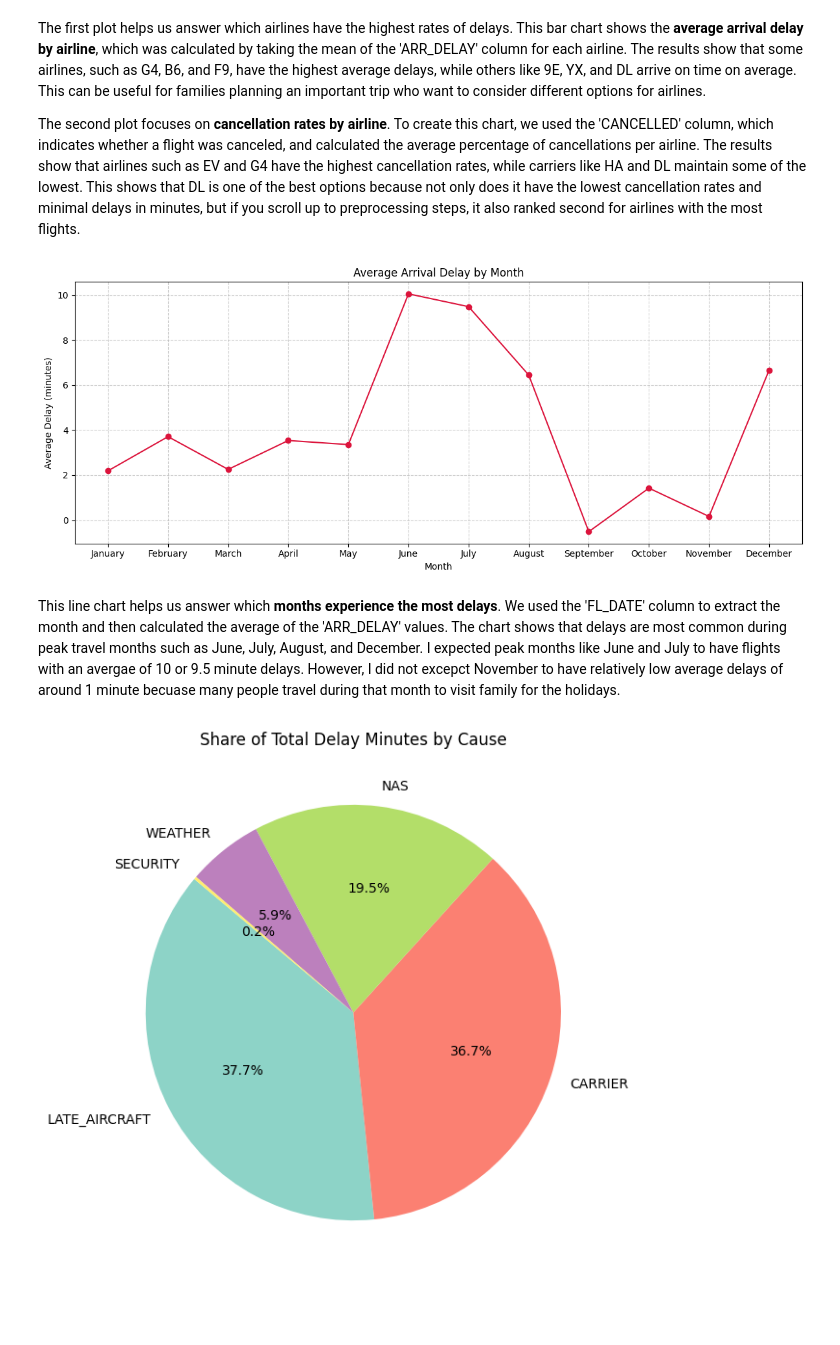
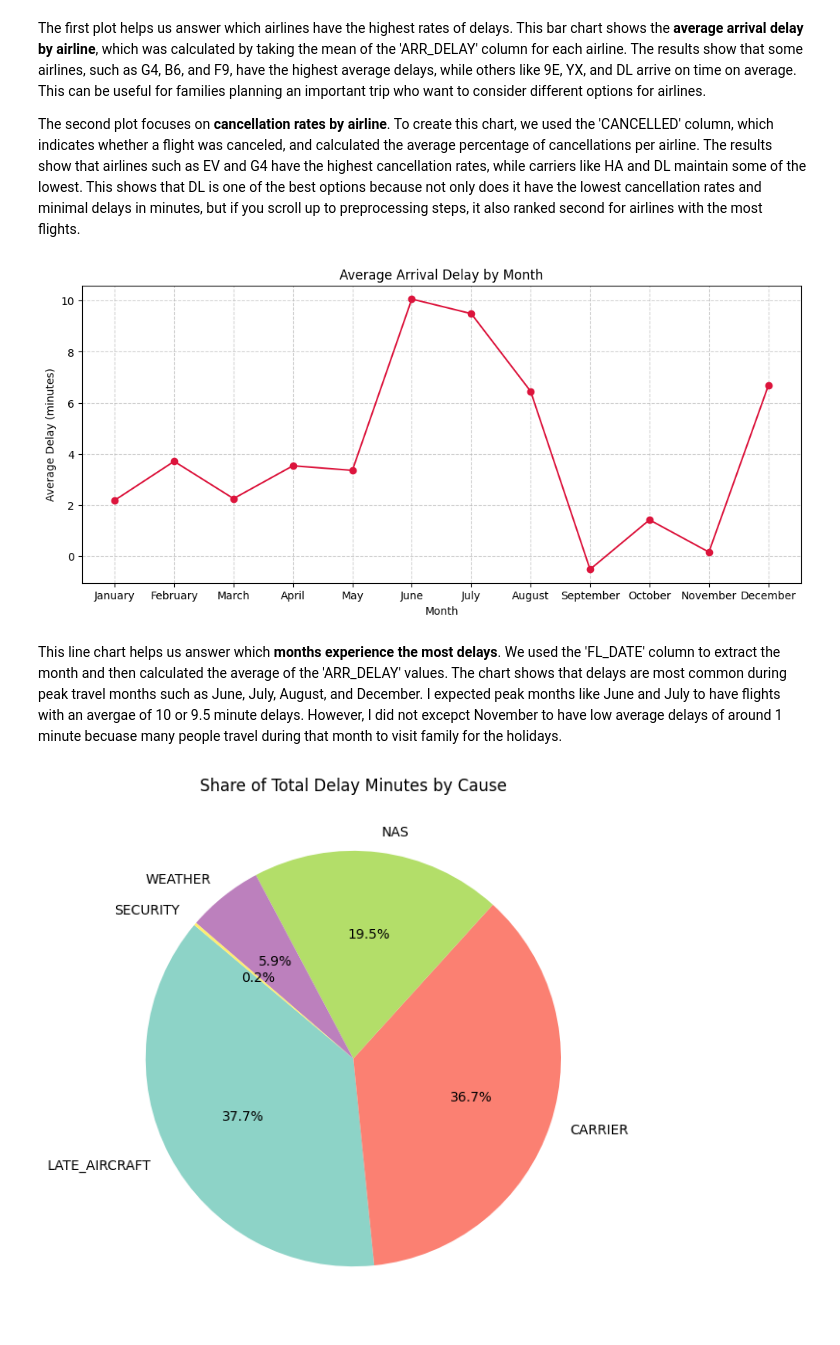
Before and after one commit to ethanrangel/visual_analytics, a Jupyter notebook: project1.ipynb, the cells around one changed output. Saved outputs shown, nothing was run; the diff lists cells and outputs as text; code cells hidden in the pictures; blank space fills up the shorter version.

```diff
--- a/project1.ipynb
+++ b/project1.ipynb
@@ -223,25 +224,24 @@ The second plot focuses on **cancellation rates by airline**. To create this cha
 # %%
 # Average arrival delay by month
 monthly_delay = df.groupby(df['FL_DATE'].dt.strftime('%B'))['ARR_DELAY'].mean()
 
 # Order months manually instead of the defualt (alphabetically)
 month_order = ["January","February","March","April","May","June","July",
                "August","September","October","November","December"]
 monthly_delay = monthly_delay.reindex(month_order)
 
 # Average Delay (minutes) Line plot
 plt.figure(figsize=(12,5))
 plt.plot(monthly_delay.index, monthly_delay.values, marker='o', linestyle='-', color='crimson')
 plt.title('Average Arrival Delay by Month')
 plt.xlabel('Month')
 plt.ylabel('Average Delay (minutes)')
 plt.grid(True, linestyle='--', alpha=0.6)
-plt.tight_layout()
 plt.show()
 # %% [output]
-[figure, old version]
+[figure, new version]
 # %% [markdown]
-This line chart helps us answer which **months experience the most delays**. We used the 'FL_DATE' column to extract the month and then calculated the average of the 'ARR_DELAY' values. The chart shows that delays are most common during peak travel months such as June, July, August, and December. I expected peak months like June and July to have flights with an avergae of 10 or 9.5 minute delays. However, I did not excepct November to have relatively low average delays of around 1 minute becuase many people travel during that month to visit family for the holidays.
+This line chart helps us answer which **months experience the most delays**. We used the 'FL_DATE' column to extract the month and then calculated the average of the 'ARR_DELAY' values. The chart shows that delays are most common during peak travel months such as June, July, August, and December. I expected peak months like June and July to have flights with an avergae of 10 or 9.5 minute delays. However, I did not excepct November to have low average delays of around 1 minute becuase many people travel during that month to visit family for the holidays.
 # %%
 delay_cols = [
     'DELAY_DUE_CARRIER',
```
Also changed, not shown: parts of 3 cells of this notebook, 1 other file.
